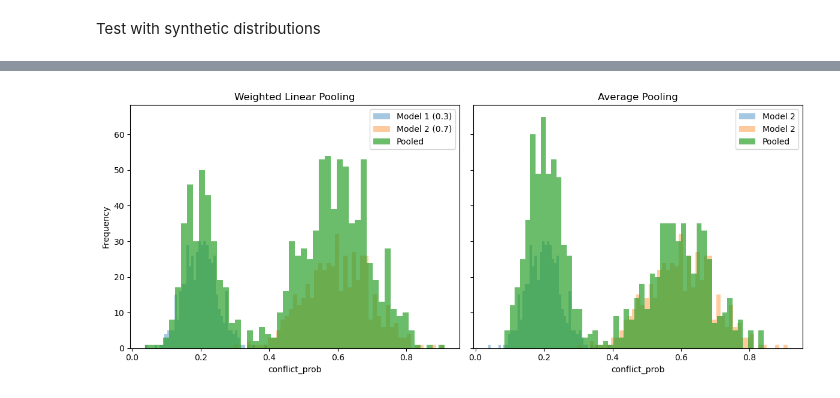
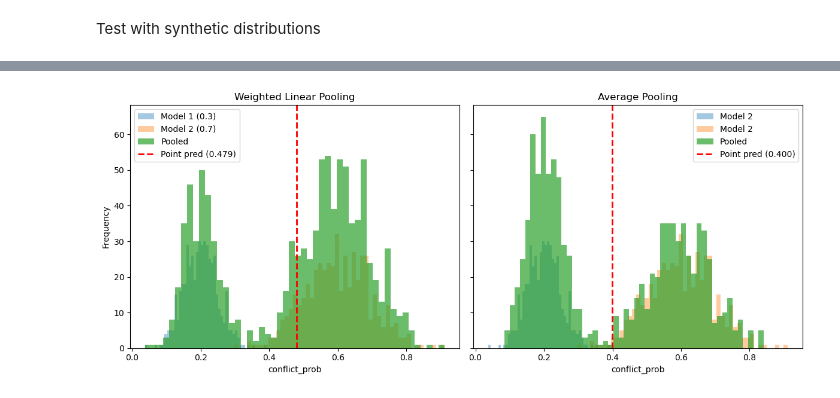
Before and after one commit to lboekestein/viewstest, a Jupyter notebook: AggregationManager/sandbox_aggregation_manager.ipynb, the cells around one changed output, grey strips where cells are left out. Saved outputs shown, nothing was run; the diff lists cells and outputs as text; code cells hidden in the pictures.

Commit message:
implement preliminary aggregate_point_predictions() method

```diff
--- a/AggregationManager/sandbox_aggregation_manager.ipynb
+++ b/AggregationManager/sandbox_aggregation_manager.ipynb
@@ -143,6 +147,9 @@ ValueError: Unsupported aggregation function: "hello", must be one of 'mean', 'm
 # %% [markdown]
 Test with synthetic distributions
 # %%
+importlib.reload(aggregation)
+from aggregation import AggregationManager
+
 # manager setup
 synth_manager = AggregationManager(
     index_cols=["time", "entity_id"],
@@ -182,11 +189,14 @@ pdf2 = pd.DataFrame({
 synth_manager.add_model(pdf1)
 synth_manager.add_model(pdf2)
 
-print("Models added:", synth_manager.n_models)
-
 # --- Aggregate ---
 ensemble_distributions_w = synth_manager.aggregate_distributions("weighted", n_samples=1000)
 ensemble_distributions_a = synth_manager.aggregate_distributions("average", n_samples=1000)
 
 print(ensemble_distributions_w)
+
+point_distributions_w = synth_manager.aggregate_point_predictions("mean")
+point_distributions_a = synth_manager.aggregate_point_predictions(use_weights=False)
+
+print(point_distributions_w)
 # %% [output]
@@ -203,29 +221,35 @@ shape: (2, 4)
 # %%
 # Take the pooled samples for one target, one entity
 pooled_weighted = ensemble_distributions_w.filter(pl.col("entity_id") == 1)["conflict_prob"][0]
 pooled_average = ensemble_distributions_a.filter(pl.col("entity_id") == 1)["conflict_prob"][0]
 
+# Take the point predictinos
+point_w = point_distributions_w.filter(pl.col("entity_id") == 1)["conflict_prob"][0]
+point_a = point_distributions_a.filter(pl.col("entity_id") == 1)["conflict_prob"][0]
+
 
 fig, axes = plt.subplots(1, 2, figsize=(12, 5), sharey=True)
 
-# --- Left plot: Weighted pooling ---
+# Weighted pooling
 axes[0].hist(conflict_prob_m1[0], bins=50, alpha=0.4, label=f"Model 1 ({synth_manager.weights[0]})")
 axes[0].hist(conflict_prob_m2[0], bins=50, alpha=0.4, label=f"Model 2 ({synth_manager.weights[1]})")
 axes[0].hist(pooled_weighted, bins=50, alpha=0.7, label="Pooled")
+axes[0].axvline(point_w, color="red", linestyle="--", linewidth=2, label=f"Point pred ({point_w:.3f})")
 axes[0].set_title("Weighted Linear Pooling")
 axes[0].set_xlabel("conflict_prob")
 axes[0].set_ylabel("Frequency")
 axes[0].legend()
 
-# --- Right plot: Average pooling ---
+# Average pooling
 axes[1].hist(conflict_prob_m1[0], bins=50, alpha=0.4, label="Model 2")
 axes[1].hist(conflict_prob_m2[0], bins=50, alpha=0.4, label="Model 2")
 axes[1].hist(pooled_average, bins=50, alpha=0.7, label="Pooled")
+axes[1].axvline(point_a, color="red", linestyle="--", linewidth=2, label=f"Point pred ({point_a:.3f})")
 axes[1].set_title("Average Pooling")
 axes[1].set_xlabel("conflict_prob")
 axes[1].legend()
 
 plt.tight_layout()
 plt.show()
 # %% [output]
-[figure, old version]
+[figure, new version]
```
Also changed, not shown: parts of 3 cells of this notebook, 1 other file.
